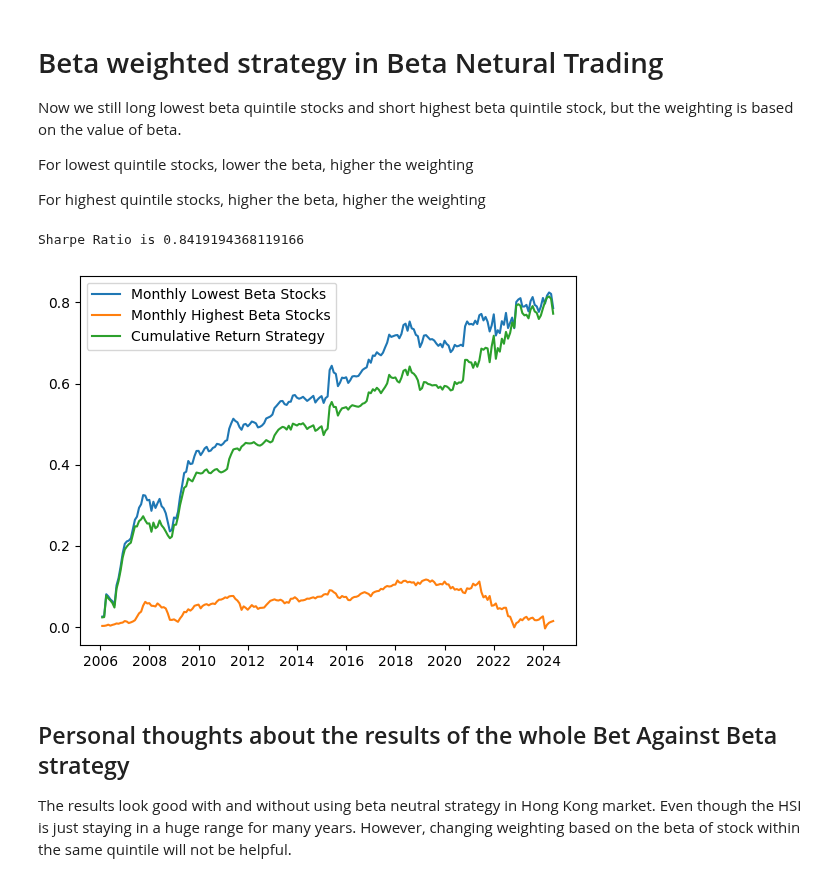
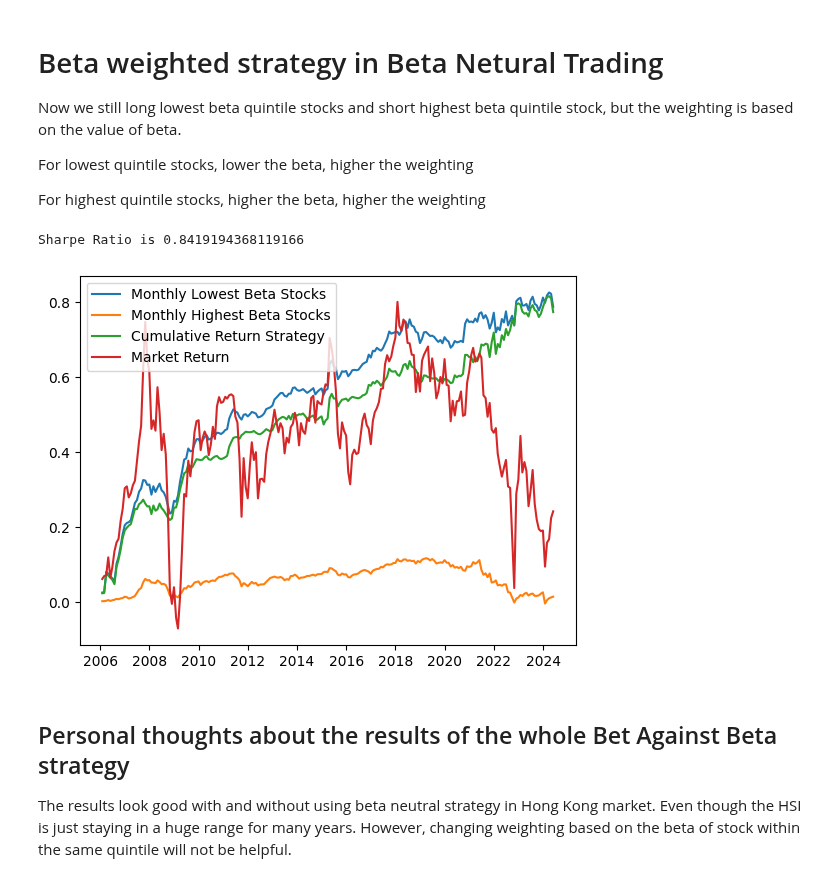
Before and after one commit to vd1371/AcademicQuantLab, a Jupyter notebook: Momentum/bet_against_beta_HK.ipynb, the cells around one changed output. Saved outputs shown, nothing was run; the diff lists cells and outputs as text; code cells hidden in the pictures.

Commit message:
Added market return to the bet_against_beta signal

```diff
--- a/Momentum/bet_against_beta_HK.ipynb
+++ b/Momentum/bet_against_beta_HK.ipynb
@@ -280,22 +280,25 @@ total_returns = long_returns - short_returns
 # %%
 cumculative_return_low_beta = long_returns.cumsum()
 cumculative_return_high_beta = short_returns.cumsum()
 cumculative_return_strategy = total_returns.cumsum()
+market_return = hsi["this_month_return"].loc[total_returns.index].cumsum()
 dates = total_returns.index
 
 plt.plot(dates, cumculative_return_low_beta, label="Monthly Lowest Beta Stocks")
 plt.plot(dates, cumculative_return_high_beta, label="Monthly Highest Beta Stocks")
 plt.plot(dates, cumculative_return_strategy, label="Cumulative Return Strategy")
+plt.plot(dates, market_return, label="Market Return")
+
 plt.legend()
 
 # Calculating risk and Sharpe ratio
 sharpe = total_returns.mean() / total_returns.std() * np.sqrt(12)
 print(f'Sharpe Ratio is {sharpe}')
 
 plt.show()
 # %% [output]
 Sharpe Ratio is 0.8419194368119166
-[figure, old version]
+[figure, new version]
 # %% [markdown]
 ## Personal thoughts about the results of the whole Bet Against Beta strategy
 
```
